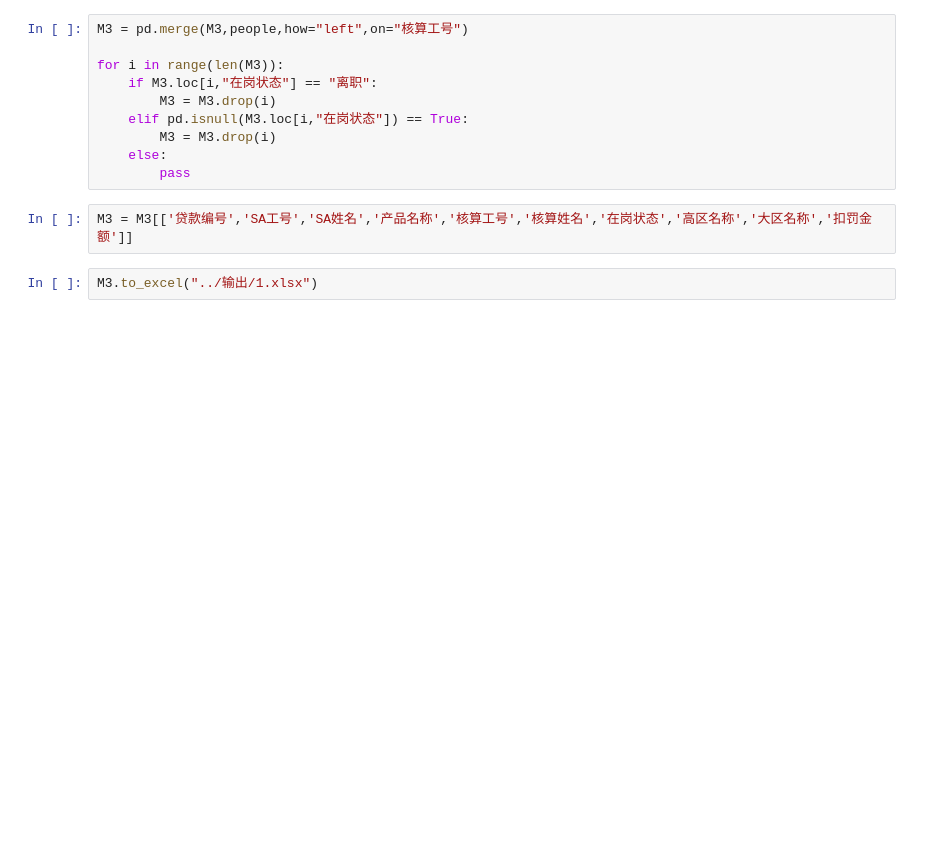
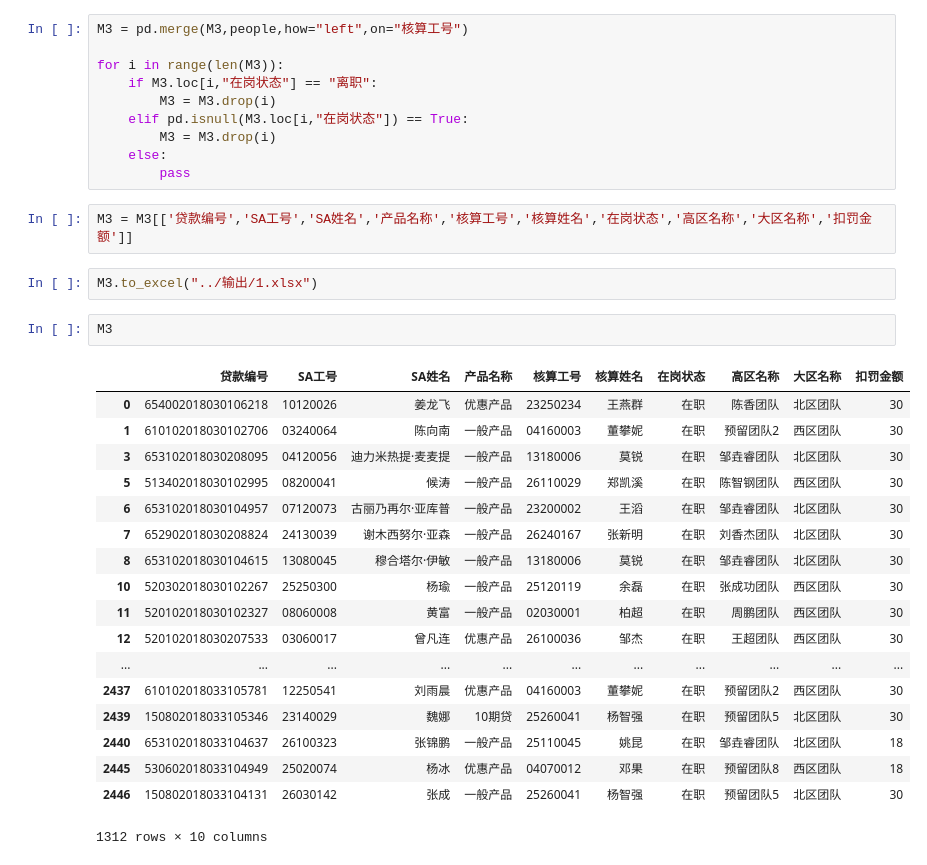
Before and after one commit to lihuat/phkj_Mannager, a Jupyter notebook: 测试/区经单笔扣罚测试.ipynb, the cells around one changed output. Cells and saved outputs as stored; diff of their text form; blank space fills up the shorter version.

```diff
--- a/测试/区经单笔扣罚测试.ipynb
+++ b/测试/区经单笔扣罚测试.ipynb
@@ -87,3 +87,24 @@ for i in range(len(M3)):
 M3 = M3[['贷款编号','SA工号','SA姓名','产品名称','核算工号','核算姓名','在岗状态','高区名称','大区名称','扣罚金额']]
 # %%
 M3.to_excel("../输出/1.xlsx")
+# %%
+M3
+# %% [output]
+|  | 贷款编号 | SA工号 | SA姓名 | 产品名称 | 核算工号 | 核算姓名 | 在岗状态 | 高区名称 | 大区名称 | 扣罚金额 |
+| 0 | 654002018030106218 | 10120026 | 姜龙飞 | 优惠产品 | 23250234 | 王燕群 | 在职 | 陈香团队 | 北区团队 | 30 |
+| 1 | 610102018030102706 | 03240064 | 陈向南 | 一般产品 | 04160003 | 董攀妮 | 在职 | 预留团队2 | 西区团队 | 30 |
+| 3 | 653102018030208095 | 04120056 | 迪力米热提·麦麦提 | 一般产品 | 13180006 | 莫锐 | 在职 | 邹垚睿团队 | 北区团队 | 30 |
+| 5 | 513402018030102995 | 08200041 | 候涛 | 一般产品 | 26110029 | 郑凯溪 | 在职 | 陈智钢团队 | 西区团队 | 30 |
+| 6 | 653102018030104957 | 07120073 | 古丽乃再尔·亚库普 | 一般产品 | 23200002 | 王滔 | 在职 | 邹垚睿团队 | 北区团队 | 30 |
+| 7 | 652902018030208824 | 24130039 | 谢木西努尔·亚森 | 一般产品 | 26240167 | 张新明 | 在职 | 刘香杰团队 | 北区团队 | 30 |
+| 8 | 653102018030104615 | 13080045 | 穆合塔尔·伊敏 | 一般产品 | 13180006 | 莫锐 | 在职 | 邹垚睿团队 | 北区团队 | 30 |
+| 10 | 520302018030102267 | 25250300 | 杨瑜 | 一般产品 | 25120119 | 余磊 | 在职 | 张成功团队 | 西区团队 | 30 |
+| 11 | 520102018030102327 | 08060008 | 黄富 | 一般产品 | 02030001 | 柏超 | 在职 | 周鹏团队 | 西区团队 | 30 |
+| 12 | 520102018030207533 | 03060017 | 曾凡连 | 优惠产品 | 26100036 | 邹杰 | 在职 | 王超团队 | 西区团队 | 30 |
+| ... | ... | ... | ... | ... | ... | ... | ... | ... | ... | ... |
+| 2437 | 610102018033105781 | 12250541 | 刘雨晨 | 优惠产品 | 04160003 | 董攀妮 | 在职 | 预留团队2 | 西区团队 | 30 |
+| 2439 | 150802018033105346 | 23140029 | 魏娜 | 10期贷 | 25260041 | 杨智强 | 在职 | 预留团队5 | 北区团队 | 30 |
+| 2440 | 653102018033104637 | 26100323 | 张锦鹏 | 一般产品 | 25110045 | 姚昆 | 在职 | 邹垚睿团队 | 北区团队 | 18 |
+| 2445 | 530602018033104949 | 25020074 | 杨冰 | 优惠产品 | 04070012 | 邓果 | 在职 | 预留团队8 | 西区团队 | 18 |
+| 2446 | 150802018033104131 | 26030142 | 张成 | 一般产品 | 25260041 | 杨智强 | 在职 | 预留团队5 | 北区团队 | 30 |
+1312 rows × 10 columns
```
Also changed, not shown: parts of 2 cells of this notebook, 11 other files.
